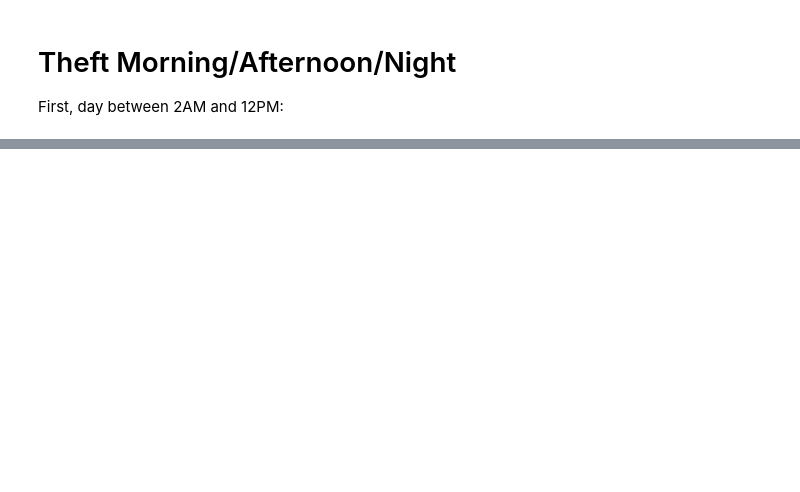
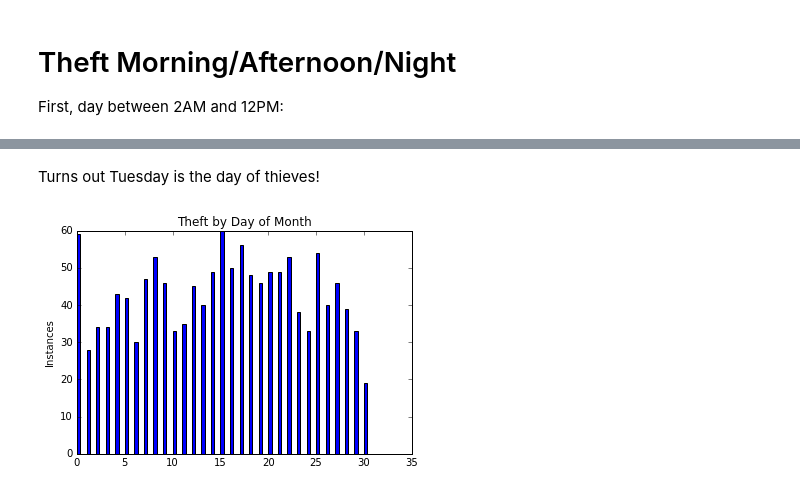
Before and after one commit to Hoverbear/PHYS-248, a Jupyter notebook: Assignment_04/A4P2.ipynb, the cells around one changed output, grey strips where cells are left out. Cells and saved outputs as stored; diff of their text form; code cells hidden in the pictures; blank space fills up the shorter version.

```diff
--- a/Assignment_04/A4P2.ipynb
+++ b/Assignment_04/A4P2.ipynb
@@ -342,0 +369,6 @@ WARNING: pylab import has clobbered these variables: ['plot']
+# %% [markdown]
+Turns out Tuesday is the day of thieves!
+# %%
+bars("Theft", categories["Theft"]["crimes"], "monthday")
+# %% [output]
+[figure, added]
```
Also changed, not shown: parts of 15 cells of this notebook.
